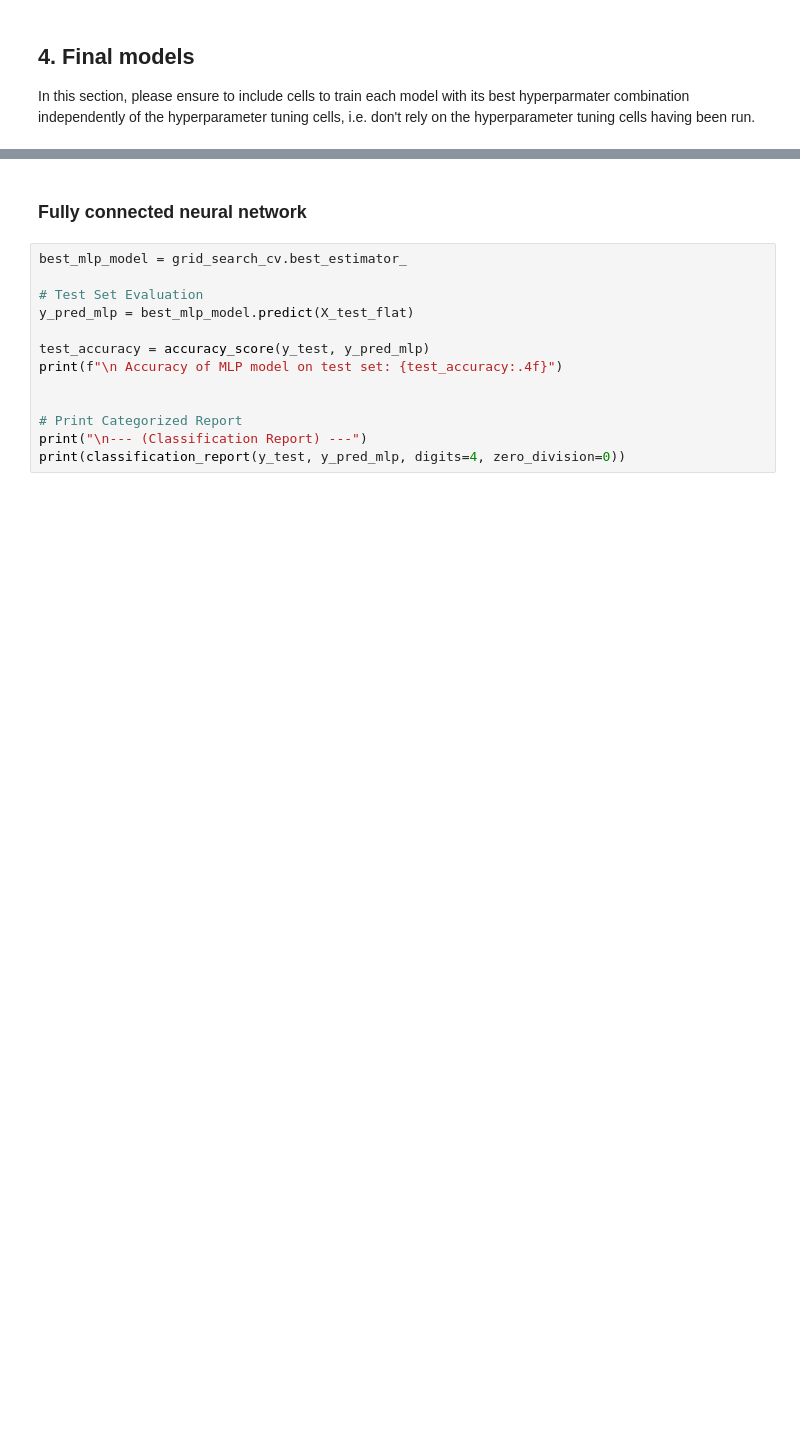
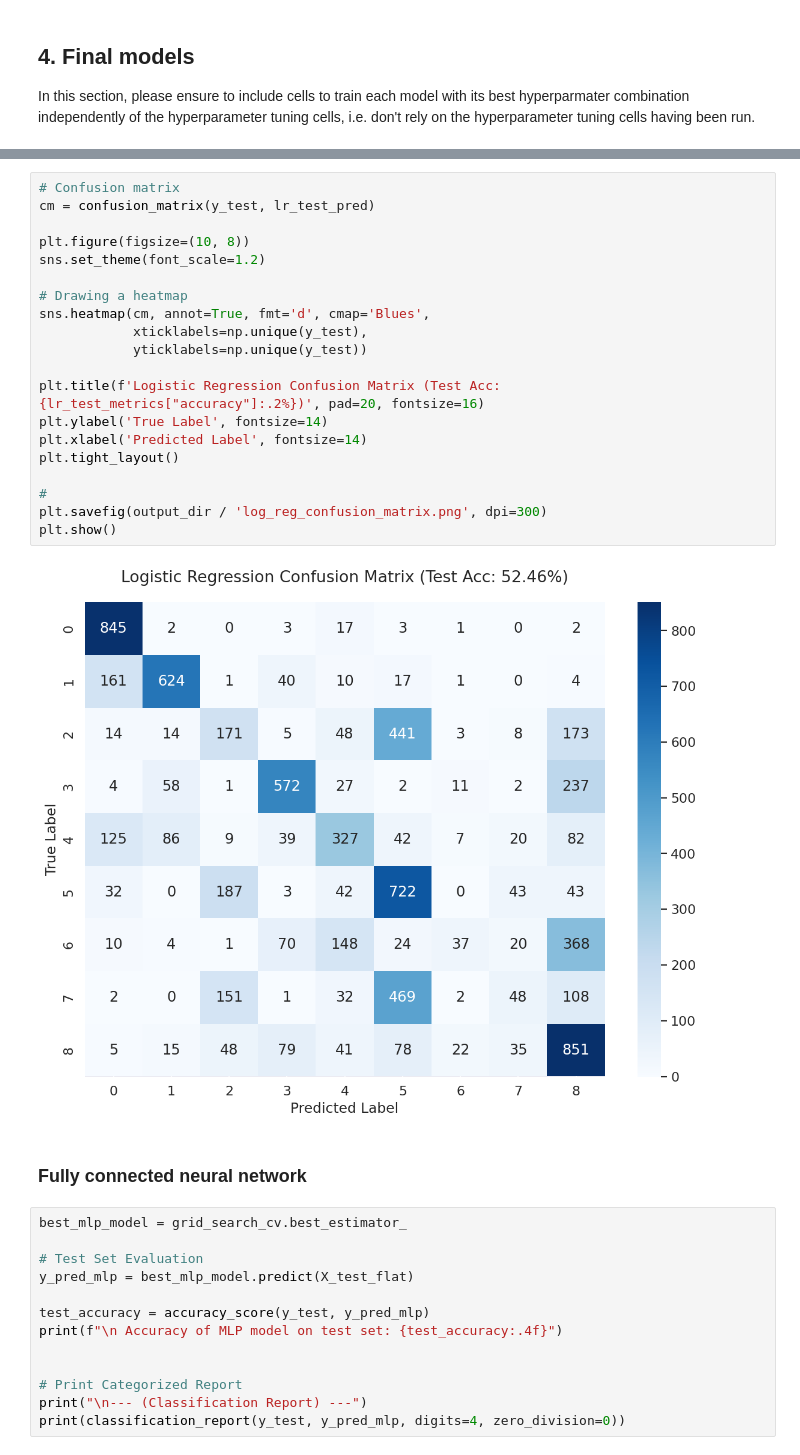
Before and after one commit to JiaxiWang1053/COMP5318-Assignment-2, a Jupyter notebook: COMP5318-assignment2-template-notebook-1.ipynb, the cells around one changed output, grey strips where cells are left out. Drawn from its saved outputs; the diff is of its cells as text; blank space fills up the shorter version.

```diff
--- a/COMP5318-assignment2-template-notebook-1.ipynb
+++ b/COMP5318-assignment2-template-notebook-1.ipynb
@@ -532,3 +885,25 @@ In this section, please ensure to include cells to train each model with its bes
+# %%
+# Confusion matrix
+cm = confusion_matrix(y_test, lr_test_pred)
+
+plt.figure(figsize=(10, 8))
+sns.set_theme(font_scale=1.2)
+
+# Drawing a heatmap
+sns.heatmap(cm, annot=True, fmt='d', cmap='Blues',
+            xticklabels=np.unique(y_test),
+            yticklabels=np.unique(y_test))
+
+plt.title(f'Logistic Regression Confusion Matrix (Test Acc: {lr_test_metrics["accuracy"]:.2%})', pad=20, fontsize=16)
+plt.ylabel('True Label', fontsize=14)
+plt.xlabel('Predicted Label', fontsize=14)
+plt.tight_layout()
+
+#
+plt.savefig(output_dir / 'log_reg_confusion_matrix.png', dpi=300)
+plt.show()
+# %% [output]
+[figure, added]
 # %% [markdown]
 ### Fully connected neural network
 # %%
```
Also changed, not shown: parts of 26 cells of this notebook, 3 other files.
